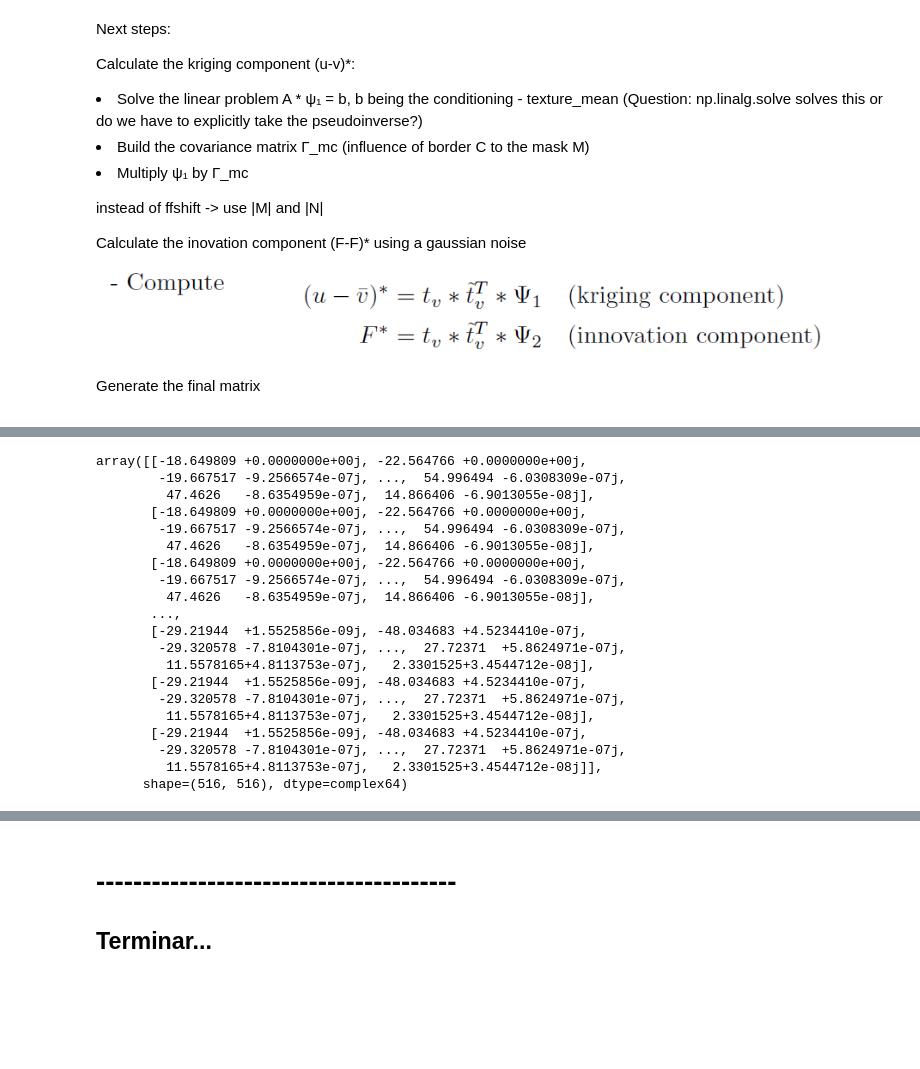
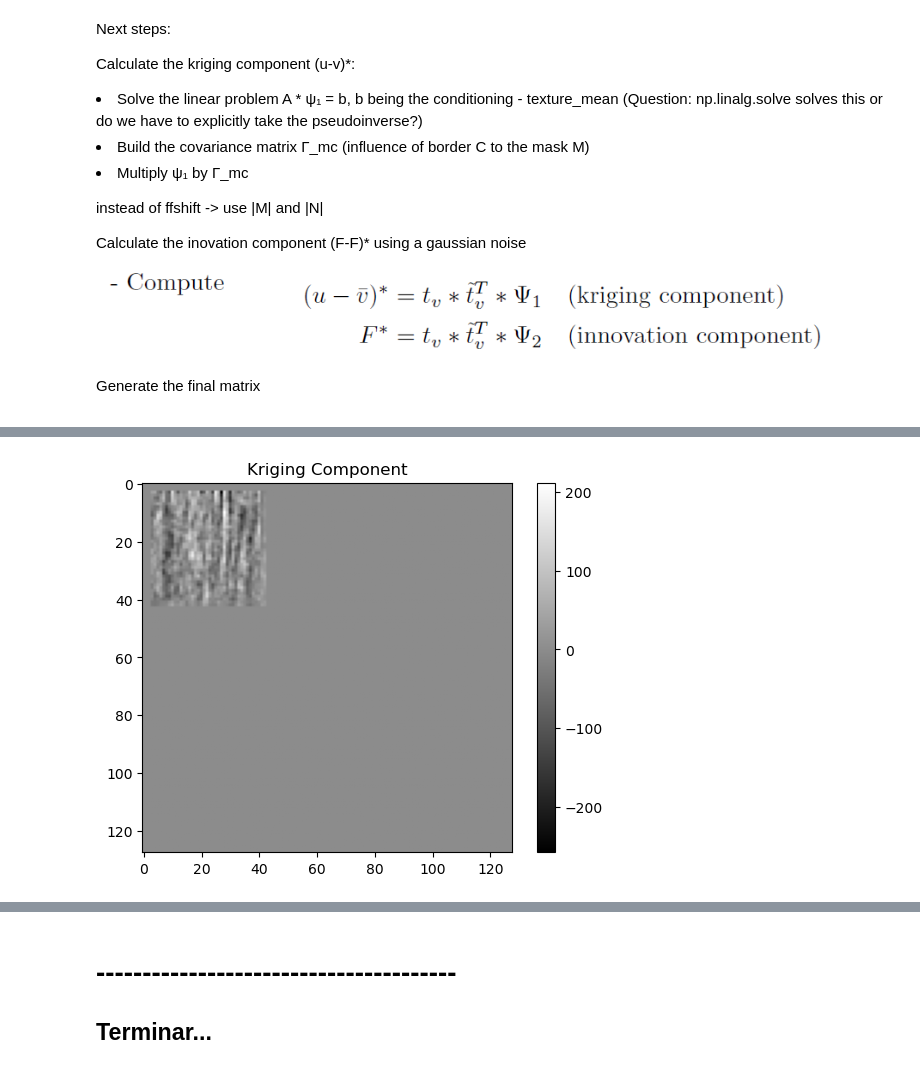
Before and after one commit to guilhermeRaibolt/gaussian-impainting, a Jupyter notebook: gaussian_sampling.ipynb, the cells around one changed output, grey strips where cells are left out. Drawn from its saved outputs; the diff is of its cells as text; code cells hidden in the pictures; blank space fills up the shorter version.

Commit message:
kriging and innovation components (incomplete)

```diff
--- a/gaussian_sampling.ipynb
+++ b/gaussian_sampling.ipynb
@@ -181,10 +197,21 @@ Calculate the inovation component (F-F)* using a gaussian noise
 
 Generate the final matrix
 # %%
+## Solve the linear problem:
+# A * ψ₁ = b
+
+# b = (u - v-)*
+
 cond_array = np.where(mask_cond,image_gray,0)
-print(cond_array)
+
+# Making it a vector
 cond_array = cond_array.flatten()
 
+# Removing the mask elements
 cond_array = cond_array[cond_array != 0]
-cond_array
+
+b = cond_array - texture_mean
+kriging_w_1 = (np.linalg.pinv(A) @ b).real
+
+kriging_w_1.shape
 # %% [output]
@@ -215,25 +219,40 @@ array([ 34.,  70., 130.,  92.,  69.,  63.,  64.,  61.,  56.,  68.,  79.,
-# %%
-row, col = np.where(mask_cond)
-A = cov[np.ix_(row, col)]
-A
-# %% [output]
-array([[-18.649809 +0.0000000e+00j, -22.564766 +0.0000000e+00j,
-        -19.667517 -9.2566574e-07j, ...,  54.996494 -6.0308309e-07j,
-         47.4626   -8.6354959e-07j,  14.866406 -6.9013055e-08j],
-       [-18.649809 +0.0000000e+00j, -22.564766 +0.0000000e+00j,
-        -19.667517 -9.2566574e-07j, ...,  54.996494 -6.0308309e-07j,
-         47.4626   -8.6354959e-07j,  14.866406 -6.9013055e-08j],
-       [-18.649809 +0.0000000e+00j, -22.564766 +0.0000000e+00j,
-        -19.667517 -9.2566574e-07j, ...,  54.996494 -6.0308309e-07j,
-         47.4626   -8.6354959e-07j,  14.866406 -6.9013055e-08j],
-       ...,
-       [-29.21944  +1.5525856e-09j, -48.034683 +4.5234410e-07j,
-        -29.320578 -7.8104301e-07j, ...,  27.72371  +5.8624971e-07j,
-         11.5578165+4.8113753e-07j,   2.3301525+3.4544712e-08j],
-       [-29.21944  +1.5525856e-09j, -48.034683 +4.5234410e-07j,
-        -29.320578 -7.8104301e-07j, ...,  27.72371  +5.8624971e-07j,
-         11.5578165+4.8113753e-07j,   2.3301525+3.4544712e-08j],
-       [-29.21944  +1.5525856e-09j, -48.034683 +4.5234410e-07j,
-        -29.320578 -7.8104301e-07j, ...,  27.72371  +5.8624971e-07j,
-         11.5578165+4.8113753e-07j,   2.3301525+3.4544712e-08j]],
-      shape=(516, 516), dtype=complex64)
+# %%
+pixels_m_coords = np.argwhere(mask)
+pixels_c_coords = np.argwhere(mask_cond)
+
+P = len(pixels_m_coords)
+N = len(pixels_c_coords)
+
+Gamma_mc = np.zeros((P, N), dtype=np.float32)
+
+cov_shifted = np.fft.fftshift(cov)
+height, width = cov.shape
+
+for i in range(P):
+    for j in range(N):
+        y_i, x_i = pixels_m_coords[i]
+        y_j, x_j = pixels_c_coords[j]
+
+
+        delta_y = y_i - y_j
+        delta_x = x_i - x_j
+
+        cov_value = cov_shifted[height // 2 + delta_y, width // 2 + delta_x]
+        Gamma_mc[i, j] = cov_value.real
+
+# (u - v)*_M = Γ_mc ⋅ ψ₁
+kriging_component_M = Gamma_mc @ kriging_w_1.real
+
+# Converting it back to a matrix
+kriging_component_matrix = np.zeros_like(image_gray, dtype=np.float32)
+
+for i in range(P):
+    y, x = pixels_m_coords[i]
+    kriging_component_matrix[y, x] = kriging_component_M[i]
+
+plt.imshow(kriging_component_matrix, cmap='gray')
+plt.title("Kriging Component")
+plt.colorbar()
+plt.show()
+# %% [output]
+[figure, added]
```
Also changed, not shown: parts of 10 cells of this notebook.
